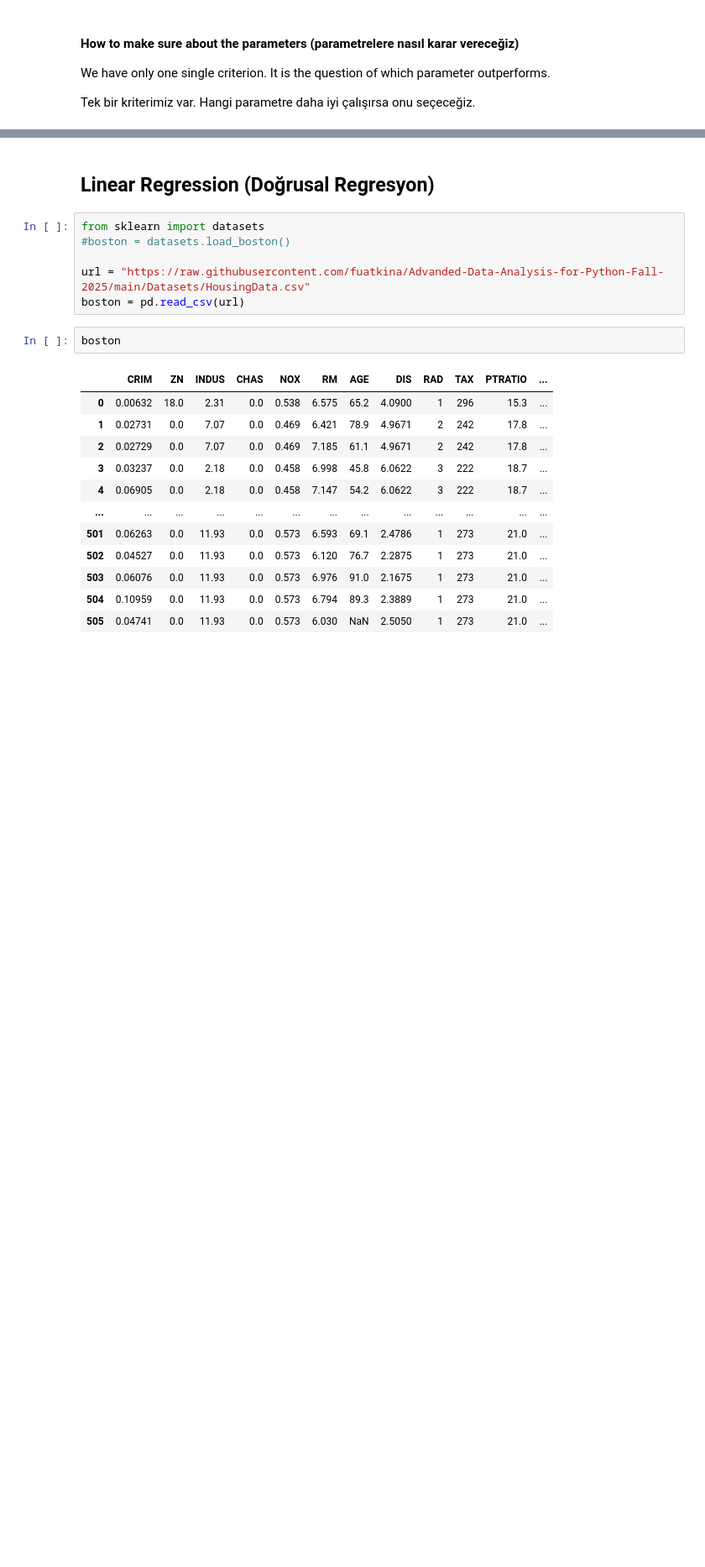
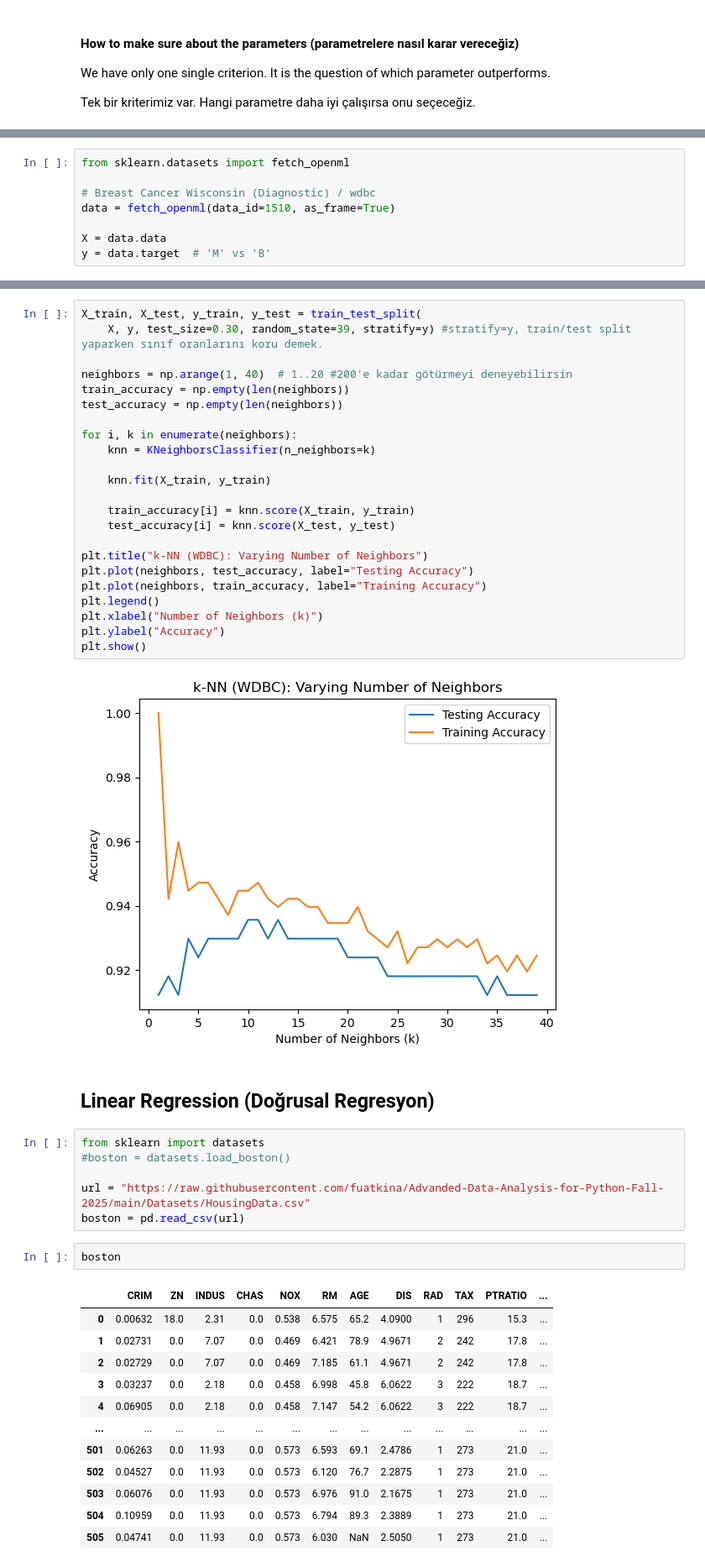
Before and after one commit to ezgsnyrt/Veri-Analizi-Okulu_HSB-Modulu_Yapay-Zeka_2025-2026, a Jupyter notebook: Makine Öğrenmesi 1.ipynb, the cells around one changed output, grey strips where cells are left out. Shown at 84% size. Cells and saved outputs as stored; diff of their text form; blank space fills up the shorter version.

```diff
--- a/Makine Öğrenmesi 1.ipynb
+++ b/Makine Öğrenmesi 1.ipynb
@@ -163,0 +164,8 @@ plt.show()
+# %%
+from sklearn.datasets import fetch_openml
+
+# Breast Cancer Wisconsin (Diagnostic) / wdbc
+data = fetch_openml(data_id=1510, as_frame=True)
+
+X = data.data
+y = data.target  # 'M' vs 'B'
@@ -164,3 +204,28 @@ plt.show()
+# %%
+X_train, X_test, y_train, y_test = train_test_split(
+    X, y, test_size=0.30, random_state=39, stratify=y) #stratify=y, train/test split yaparken sınıf oranlarını koru demek.
+
+neighbors = np.arange(1, 40)  # 1..20 #200'e kadar götürmeyi deneyebilirsin
+train_accuracy = np.empty(len(neighbors))
+test_accuracy = np.empty(len(neighbors))
+
+for i, k in enumerate(neighbors):
+    knn = KNeighborsClassifier(n_neighbors=k)
+
+    knn.fit(X_train, y_train)
+
+    train_accuracy[i] = knn.score(X_train, y_train)
+    test_accuracy[i] = knn.score(X_test, y_test)
+
+plt.title("k-NN (WDBC): Varying Number of Neighbors")
+plt.plot(neighbors, test_accuracy, label="Testing Accuracy")
+plt.plot(neighbors, train_accuracy, label="Training Accuracy")
+plt.legend()
+plt.xlabel("Number of Neighbors (k)")
+plt.ylabel("Accuracy")
+plt.show()
+# %% [output]
+[figure, added]
 # %% [markdown]
 ## Linear Regression (Doğrusal Regresyon)
 # %%
```
Also changed, not shown: parts of 7 cells of this notebook, 1 other file.
